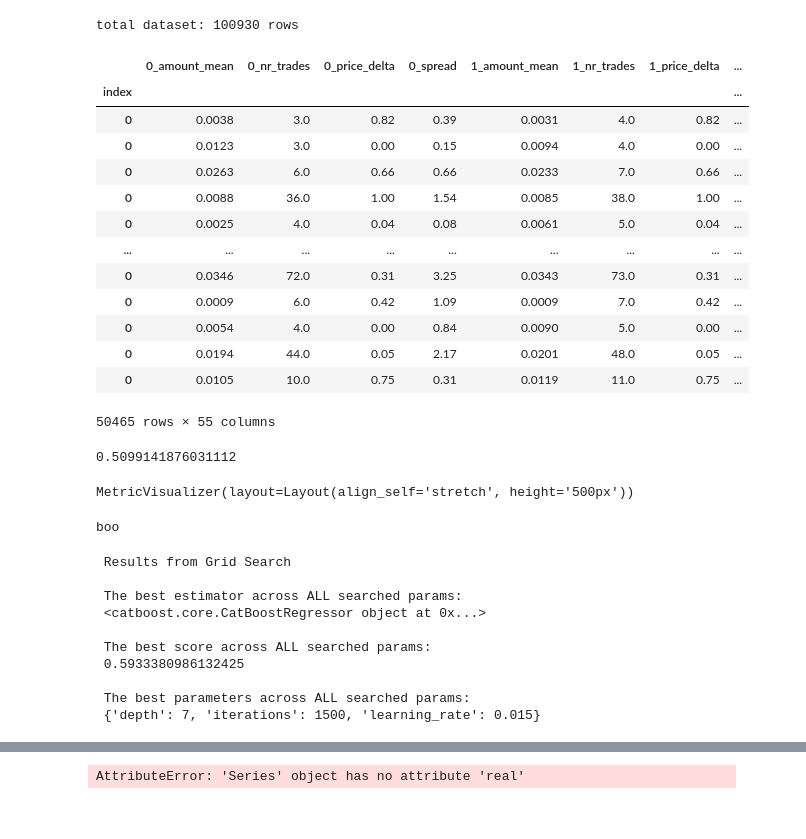
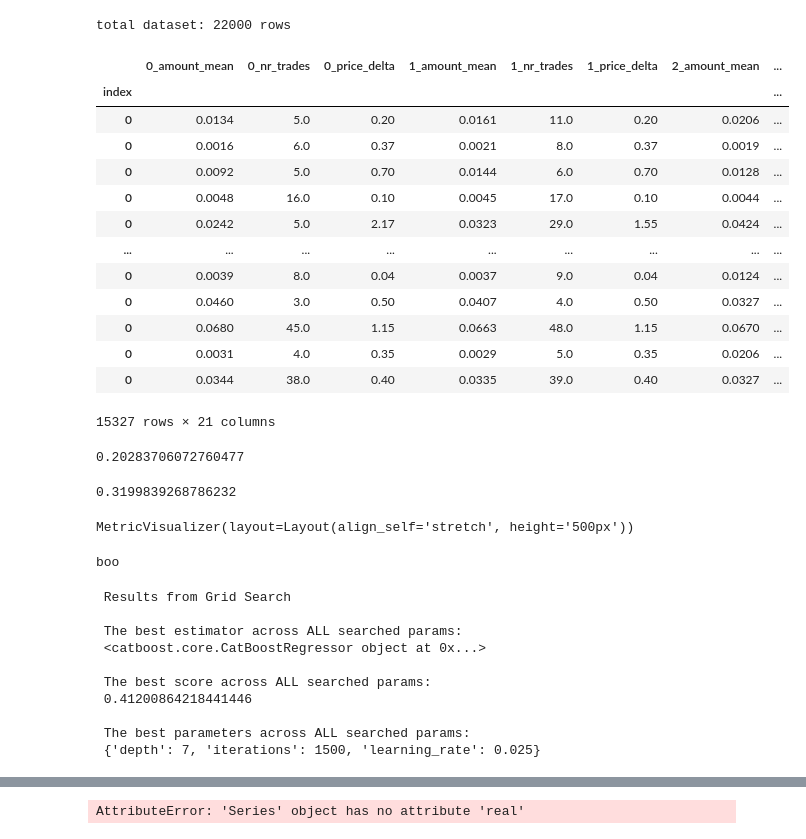
Before and after one commit to kjozsa/spreadsurfer, a Jupyter notebook: train_pipeline.ipynb, the cells around one changed output, grey strips where cells are left out. Saved outputs shown, nothing was run; the diff lists cells and outputs as text; code cells hidden in the pictures.

```diff
--- a/train_pipeline.ipynb
+++ b/train_pipeline.ipynb
@@ -1,73 +1,81 @@
 # %%
 import pandas as pd
 from sklearn.model_selection import train_test_split
 from sklearn.pipeline import Pipeline
 
 df = pd.read_parquet('./data')
 print(f'total dataset: {len(df)} rows')
 
 ## filters
 # df = df[df['stabilized_spread'] < 10]  # nem tul nagy spread
-# df = df[df['stabilized_spread'] > 0.2]  # nem tul nagy spread
+df = df[df['stabilized_spread'] > 0.5]  # nem tul kis spread
 # df = df[abs(df['last_price_delta_since_stabilized']) > 0.1]
 # df = df[abs(df['last_price_delta_since_stabilized']) < 8]
 
 # df = df[df['stabilized_amount_mean'] < 0.4]  # nem tul nagy tradek
 # df = df[df['stabilized_nr_trades'] < 300]  # nem tul sok trade
 
 df.sort_index(axis=1, inplace=True)
 
-# for col in df.columns:
-#     if 'amount_mean' in col and not col.startswith('stabil'):
-#         df.drop(col, axis=1, inplace=True)
-#     if 'nr_trades' in col or 'price_delta' in col and not col.startswith('last'):
-#         df.drop(col, axis=1, inplace=True)
-#     if 'past' in col:
-#         df.drop(col, axis=1, inplace=True)
+for col in df.columns:
+    # if 'nr_trades' in col or 'price_delta' in col and not col.startswith('last'):
+    #     df.drop(col, axis=1, inplace=True)
+    if 'past' in col:
+        df.drop(col, axis=1, inplace=True)
+    if '_spread' == col[1:]:
+        df.drop(col, axis=1, inplace=True)
+
 
 y = df['last_price_delta_since_stabilized']
 X = df.drop('last_price_delta_since_stabilized', axis=1)
 
-X_train, X_valid, y_train, y_valid = train_test_split(X, y, train_size=0.5, test_size=0.5, random_state=0)
+X_train, X_valid, y_train, y_valid = train_test_split(X, y, train_size=0.75, test_size=0.25, random_state=0)
 X_train
 # %% [output]
-total dataset: 100930 rows
+total dataset: 22000 rows
-|  | 0_amount_mean | 0_nr_trades | 0_price_delta | 0_spread | 1_amount_mean | 1_nr_trades | 1_price_delta | ... |
+|  | 0_amount_mean | 0_nr_trades | 0_price_delta | 1_amount_mean | 1_nr_trades | 1_price_delta | 2_amount_mean | ... |
 | index |  |  |  |  |  |  |  | ... |
-| 0 | 0.0038 | 3.0 | 0.82 | 0.39 | 0.0031 | 4.0 | 0.82 | ... |
-| 0 | 0.0123 | 3.0 | 0.00 | 0.15 | 0.0094 | 4.0 | 0.00 | ... |
-| 0 | 0.0263 | 6.0 | 0.66 | 0.66 | 0.0233 | 7.0 | 0.66 | ... |
-| 0 | 0.0088 | 36.0 | 1.00 | 1.54 | 0.0085 | 38.0 | 1.00 | ... |
-| 0 | 0.0025 | 4.0 | 0.04 | 0.08 | 0.0061 | 5.0 | 0.04 | ... |
+| 0 | 0.0134 | 5.0 | 0.20 | 0.0161 | 11.0 | 0.20 | 0.0206 | ... |
+| 0 | 0.0016 | 6.0 | 0.37 | 0.0021 | 8.0 | 0.37 | 0.0019 | ... |
+| 0 | 0.0092 | 5.0 | 0.70 | 0.0144 | 6.0 | 0.70 | 0.0128 | ... |
+| 0 | 0.0048 | 16.0 | 0.10 | 0.0045 | 17.0 | 0.10 | 0.0044 | ... |
+| 0 | 0.0242 | 5.0 | 2.17 | 0.0323 | 29.0 | 1.55 | 0.0424 | ... |
 | ... | ... | ... | ... | ... | ... | ... | ... | ... |
-| 0 | 0.0346 | 72.0 | 0.31 | 3.25 | 0.0343 | 73.0 | 0.31 | ... |
-| 0 | 0.0009 | 6.0 | 0.42 | 1.09 | 0.0009 | 7.0 | 0.42 | ... |
-| 0 | 0.0054 | 4.0 | 0.00 | 0.84 | 0.0090 | 5.0 | 0.00 | ... |
-| 0 | 0.0194 | 44.0 | 0.05 | 2.17 | 0.0201 | 48.0 | 0.05 | ... |
-| 0 | 0.0105 | 10.0 | 0.75 | 0.31 | 0.0119 | 11.0 | 0.75 | ... |
+| 0 | 0.0039 | 8.0 | 0.04 | 0.0037 | 9.0 | 0.04 | 0.0124 | ... |
+| 0 | 0.0460 | 3.0 | 0.50 | 0.0407 | 4.0 | 0.50 | 0.0327 | ... |
+| 0 | 0.0680 | 45.0 | 1.15 | 0.0663 | 48.0 | 1.15 | 0.0670 | ... |
+| 0 | 0.0031 | 4.0 | 0.35 | 0.0029 | 5.0 | 0.35 | 0.0206 | ... |
+| 0 | 0.0344 | 38.0 | 0.40 | 0.0335 | 39.0 | 0.40 | 0.0327 | ... |
-50465 rows × 55 columns
+15327 rows × 21 columns
 # %%
 from spreadsurfer.price_engine import FeatureEngineer
 from catboost import CatBoostRegressor
 from sklearn.preprocessing import StandardScaler
 # from sklearn.ensemle import RandomForestRegressor
 
-# model = CatBoostRegressor(learning_rate=0.015, depth=7, loss_function='MAPE', random_state=0, verbose=False, iterations=1500)
-model = CatBoostRegressor(learning_rate=0.015, depth=7, loss_function='RMSE', random_state=0, verbose=False, iterations=1500)
+model = CatBoostRegressor(learning_rate=0.01, depth=7, loss_function='MAPE', random_state=0, verbose=False, iterations=1500)
+model2 = CatBoostRegressor(learning_rate=0.01, depth=7, loss_function='RMSE', random_state=0, verbose=False, iterations=1500)
 trained_model = model
 
 pipeline = Pipeline(steps=[
     ('preprocessor', FeatureEngineer()),
-    # ('scaler', StandardScaler()),
-    # ('model', RandomForestRegressor(n_estimators=50, random_state=0))
     ('model', model)
 ])
 
+pipeline2 = Pipeline(steps=[
+    ('preprocessor', FeatureEngineer()),
+    ('model', model2)
+])
+
 pipeline.fit(X_train, y_train)
+pipeline2.fit(X_train, y_train)
 score = pipeline.score(X_valid, y_valid)
+score2 = pipeline2.score(X_valid, y_valid)
 display(score)
+display(score2)
 # %% [output]
-0.5099141876031112
+0.20283706072760477
+0.3199839268786232
 # %%
 import catboost
 w = catboost.MetricVisualizer('./models', subdirs=True)
@@ -84,9 +92,9 @@ if do_grid_search:
     X = FeatureEngineer().transform(X)
     X_train, X_valid, y_train, y_valid = train_test_split(X, y, train_size=0.8, test_size=0.2, random_state=0)
 
-    parameters = {'depth': [7, 8],
-                  'learning_rate': [0.015, 0.03, 0.04],
-                  'iterations': [100, 1000, 1500]
+    parameters = {'depth': [6, 7, 8],
+                  'learning_rate': [0.015, 0.025],
+                  'iterations': [500, 1000, 1500]
                   }
     grid = GridSearchCV(estimator=model, param_grid=parameters, cv=2, n_jobs=-1)
     grid.fit(X_train, y_train)
@@ -102,10 +110,10 @@ if do_grid_search:
  <catboost.core.CatBoostRegressor object at 0x...>
 
  The best score across ALL searched params:
- 0.5933380986132425
+ 0.41200864218441446
 
  The best parameters across ALL searched params:
- {'depth': 7, 'iterations': 1500, 'learning_rate': 0.015}
+ {'depth': 7, 'iterations': 1500, 'learning_rate': 0.025}
 # %%
 from spreadsurfer import now_isoformat
 
```
Also changed, not shown: parts of 4 cells of this notebook, 4 other files.
